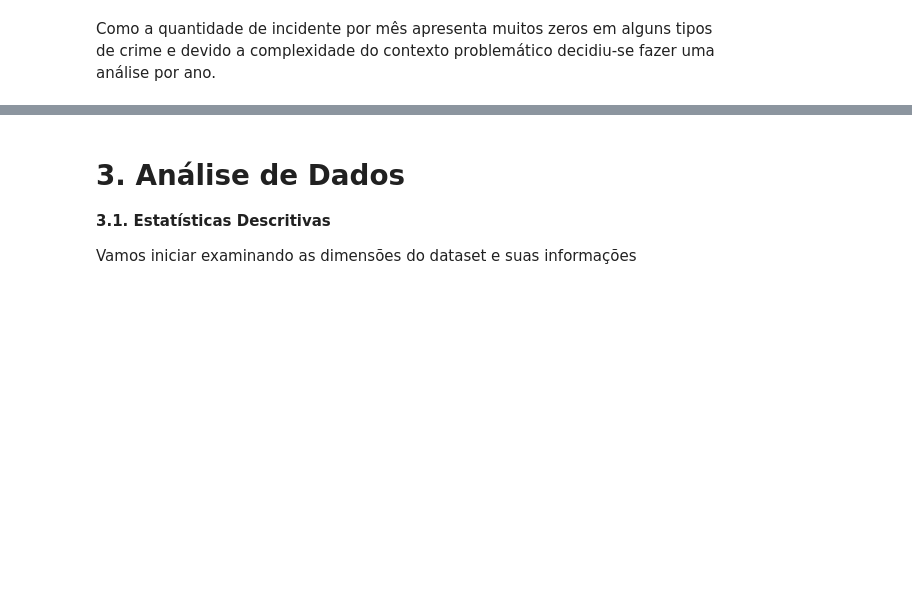
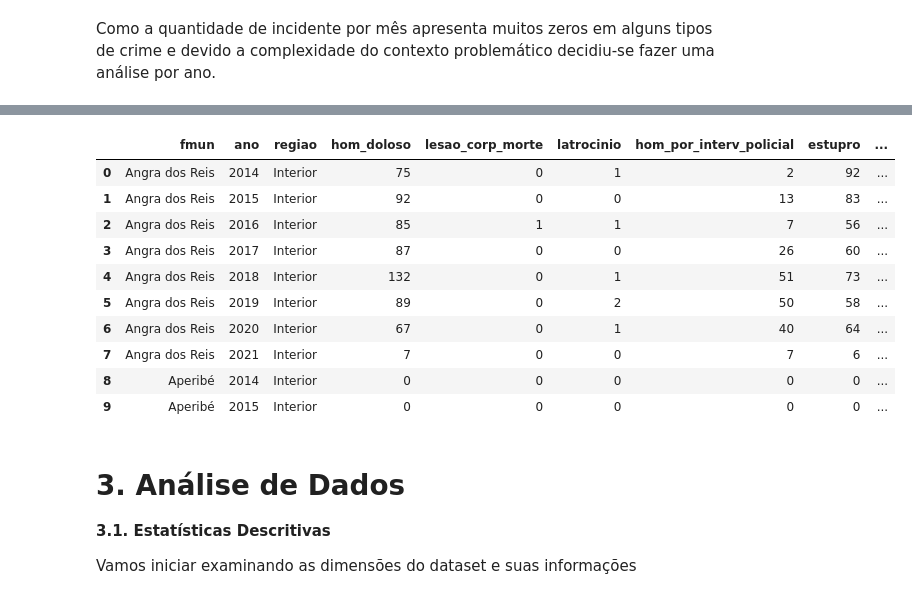
Before and after one commit to eccardoso/mvp-analise-de-dados-e-boas-praticas, a Jupyter notebook: MVP_Análise_de_Dados.ipynb, the cells around one changed output, grey strips where cells are left out. Drawn from its saved outputs; the diff is of its cells as text; code cells hidden in the pictures; blank space fills up the shorter version.

```diff
--- a/MVP_Análise_de_Dados.ipynb
+++ b/MVP_Análise_de_Dados.ipynb
@@ -142,3 +122,19 @@ somaincidente.head(50)
+# %%
+# Validar os dados gerados
+
+soma_incidente.head(10)
+# %% [output]
+|  | fmun | ano | regiao | hom_doloso | lesao_corp_morte | latrocinio | hom_por_interv_policial | estupro | ... |
+| 0 | Angra dos Reis | 2014 | Interior | 75 | 0 | 1 | 2 | 92 | ... |
+| 1 | Angra dos Reis | 2015 | Interior | 92 | 0 | 0 | 13 | 83 | ... |
+| 2 | Angra dos Reis | 2016 | Interior | 85 | 1 | 1 | 7 | 56 | ... |
+| 3 | Angra dos Reis | 2017 | Interior | 87 | 0 | 0 | 26 | 60 | ... |
+| 4 | Angra dos Reis | 2018 | Interior | 132 | 0 | 1 | 51 | 73 | ... |
+| 5 | Angra dos Reis | 2019 | Interior | 89 | 0 | 2 | 50 | 58 | ... |
+| 6 | Angra dos Reis | 2020 | Interior | 67 | 0 | 1 | 40 | 64 | ... |
+| 7 | Angra dos Reis | 2021 | Interior | 7 | 0 | 0 | 7 | 6 | ... |
+| 8 | Aperibé | 2014 | Interior | 0 | 0 | 0 | 0 | 0 | ... |
+| 9 | Aperibé | 2015 | Interior | 0 | 0 | 0 | 0 | 0 | ... |
 # %% [markdown]
 # **3. Análise de Dados**
 
```
Also changed, not shown: parts of 20 cells of this notebook.
